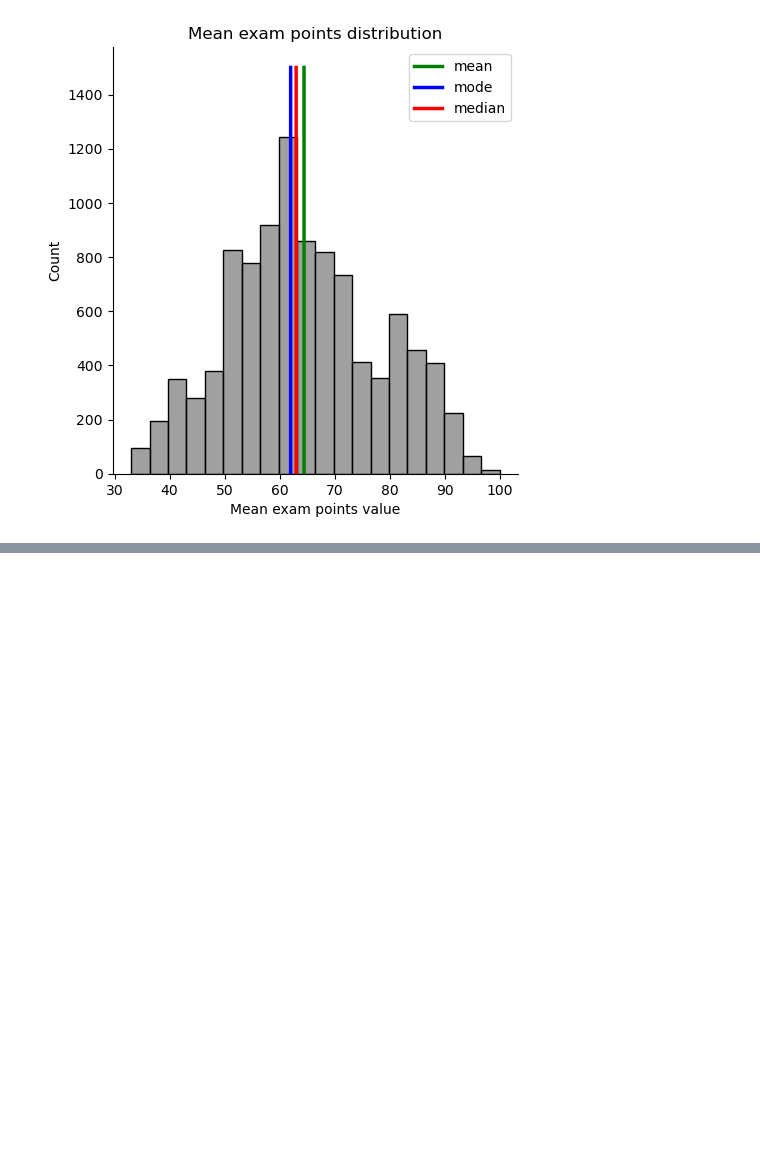
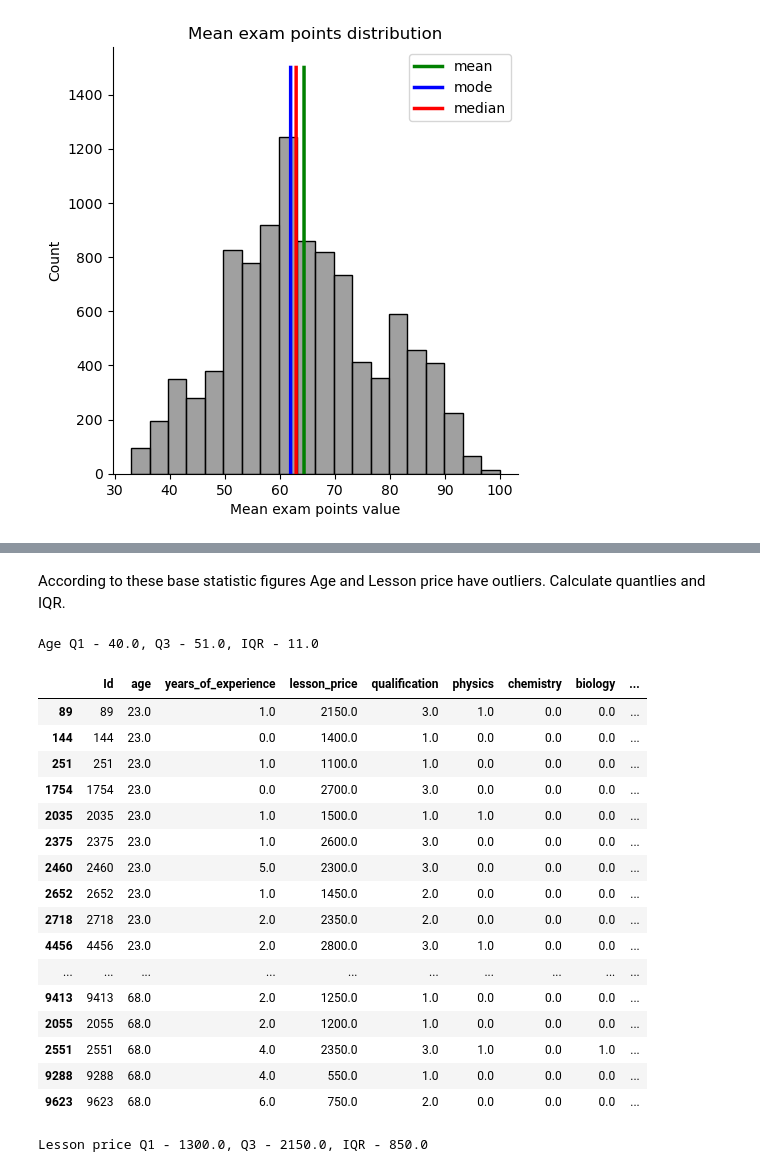
Before and after one commit to SpaceMakerc/tutor_prediction, a Jupyter notebook: predict_model_v1.ipynb, the cells around one changed output, grey strips where cells are left out. Drawn from its saved outputs; the diff is of its cells as text; code cells hidden in the pictures; blank space fills up the shorter version.

```diff
--- a/predict_model_v1.ipynb
+++ b/predict_model_v1.ipynb
@@ -198,0 +222,43 @@ The most popular Lesson prices located between 1100 and 1500. The biggest price
+# %% [markdown]
+According to these base statistic figures Age and Lesson price have outliers. Calculate quantlies and IQR.
+# %%
+# Function for calculating quartiles
+def culculate_quantiles(data: pd.Series):
+    q1 = data.quantile(.25)
+    q3 = data.quantile(.75)
+    iqr = q3 - q1
+    return q1, q3, iqr
+# %%
+age_q1, age_q3, age_iqr = culculate_quantiles(df_train["age"])
+print(f"Age Q1 - {age_q1}, Q3 - {age_q3}, IQR - {age_iqr}")
+outliers_age = df_train.loc[(df_train["age"] > age_q3 + 1.5 * age_iqr) | (df_train["age"] < age_q1 - age_iqr * 1.5), :]
+# %% [output]
+Age Q1 - 40.0, Q3 - 51.0, IQR - 11.0
+# %%
+outliers_age.sort_values(by=["age", "choose"], ascending=True)
+# %% [output]
+|  | Id | age | years_of_experience | lesson_price | qualification | physics | chemistry | biology | ... |
+| 89 | 89 | 23.0 | 1.0 | 2150.0 | 3.0 | 1.0 | 0.0 | 0.0 | ... |
+| 144 | 144 | 23.0 | 0.0 | 1400.0 | 1.0 | 0.0 | 0.0 | 0.0 | ... |
+| 251 | 251 | 23.0 | 1.0 | 1100.0 | 1.0 | 0.0 | 0.0 | 0.0 | ... |
+| 1754 | 1754 | 23.0 | 0.0 | 2700.0 | 3.0 | 0.0 | 0.0 | 0.0 | ... |
+| 2035 | 2035 | 23.0 | 1.0 | 1500.0 | 1.0 | 1.0 | 0.0 | 0.0 | ... |
+| 2375 | 2375 | 23.0 | 1.0 | 2600.0 | 3.0 | 0.0 | 0.0 | 0.0 | ... |
+| 2460 | 2460 | 23.0 | 5.0 | 2300.0 | 3.0 | 0.0 | 0.0 | 0.0 | ... |
+| 2652 | 2652 | 23.0 | 1.0 | 1450.0 | 2.0 | 0.0 | 0.0 | 0.0 | ... |
+| 2718 | 2718 | 23.0 | 2.0 | 2350.0 | 2.0 | 0.0 | 0.0 | 0.0 | ... |
+| 4456 | 4456 | 23.0 | 2.0 | 2800.0 | 3.0 | 1.0 | 0.0 | 0.0 | ... |
+| ... | ... | ... | ... | ... | ... | ... | ... | ... | ... |
+| 9413 | 9413 | 68.0 | 2.0 | 1250.0 | 1.0 | 0.0 | 0.0 | 0.0 | ... |
+| 2055 | 2055 | 68.0 | 2.0 | 1200.0 | 1.0 | 0.0 | 0.0 | 0.0 | ... |
+| 2551 | 2551 | 68.0 | 4.0 | 2350.0 | 3.0 | 1.0 | 0.0 | 1.0 | ... |
+| 9288 | 9288 | 68.0 | 4.0 | 550.0 | 1.0 | 0.0 | 0.0 | 0.0 | ... |
+| 9623 | 9623 | 68.0 | 6.0 | 750.0 | 2.0 | 0.0 | 0.0 | 0.0 | ... |
+# %%
+lesson_price_q1, lesson_price_q3, lesson_price_iqr = culculate_quantiles(df_train["lesson_price"])
+print(f"Lesson price Q1 - {lesson_price_q1}, Q3 - {lesson_price_q3}, IQR - {lesson_price_iqr}")
+outliers_lesson_price = df_train.loc[
+    (df_train["lesson_price"] > lesson_price_q3 + 1.5 * lesson_price_iqr) | (df_train["lesson_price"] < lesson_price_q1 - lesson_price_iqr * 1.5), :
+    ]
+# %% [output]
+Lesson price Q1 - 1300.0, Q3 - 2150.0, IQR - 850.0
```
Also changed, not shown: parts of 15 cells of this notebook.
